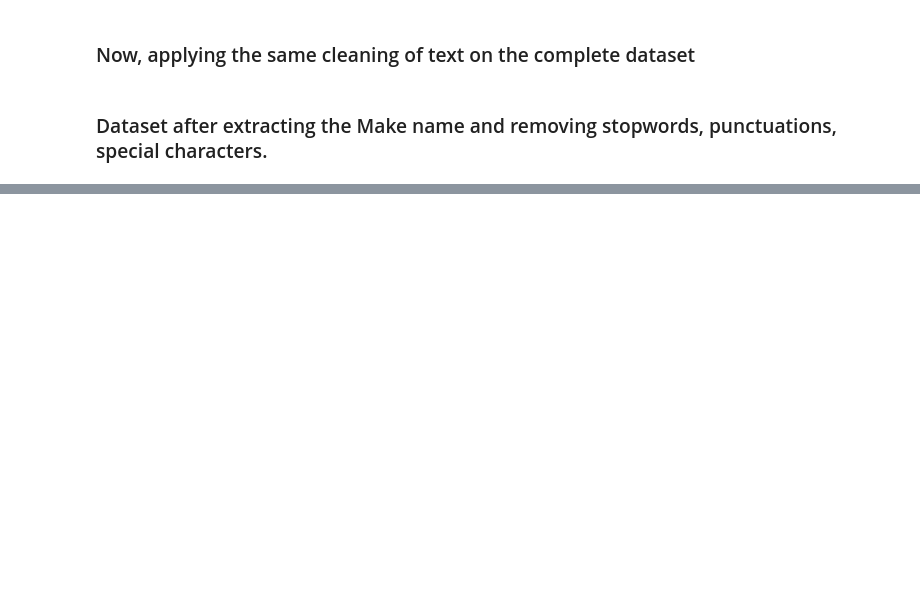
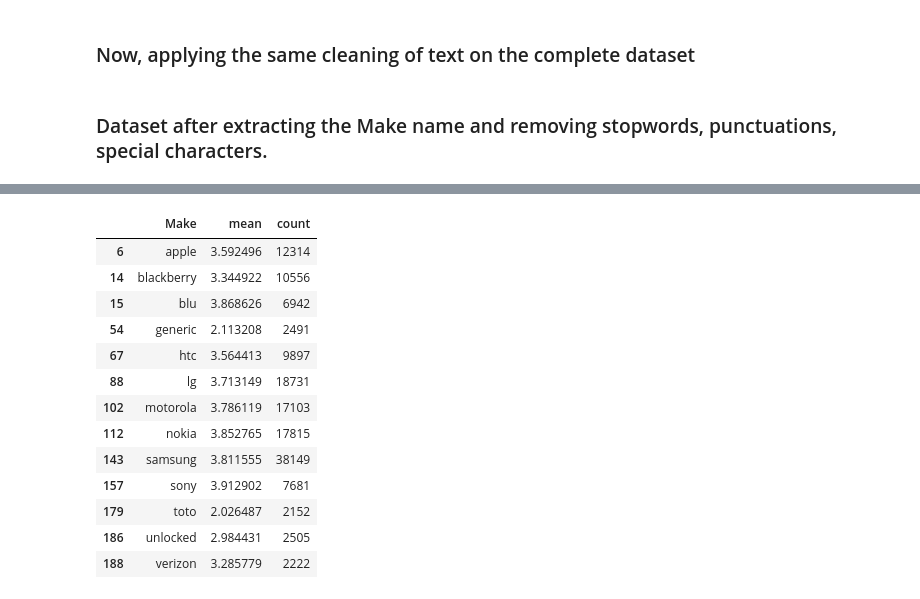
Before and after one commit to UNCG-CSE/CORPUS, a Jupyter notebook: Project_Mukund/Text Analytics on Reviews.ipynb, the cells around one changed output, grey strips where cells are left out. Cells and saved outputs as stored; diff of their text form; code cells hidden in the pictures; blank space fills up the shorter version.

```diff
--- a/Project_Mukund/Text Analytics on Reviews.ipynb
+++ b/Project_Mukund/Text Analytics on Reviews.ipynb
@@ -155,0 +167,3 @@ Full_df[200:205]
+# %%
+count  = temp.groupby(['Make'])['Overall'].count()
+mean  = temp.groupby(['Make'])['Overall'].mean()
@@ -155,0 +185,17 @@ Full_df[200:205]
+# %%
+make_cnt_avg_df.loc[(make_cnt_avg_df['count']>=2000)]
+# %% [output]
+|  | Make | mean | count |
+| 6 | apple | 3.592496 | 12314 |
+| 14 | blackberry | 3.344922 | 10556 |
+| 15 | blu | 3.868626 | 6942 |
+| 54 | generic | 2.113208 | 2491 |
+| 67 | htc | 3.564413 | 9897 |
+| 88 | lg | 3.713149 | 18731 |
+| 102 | motorola | 3.786119 | 17103 |
+| 112 | nokia | 3.852765 | 17815 |
+| 143 | samsung | 3.811555 | 38149 |
+| 157 | sony | 3.912902 | 7681 |
+| 179 | toto | 2.026487 | 2152 |
+| 186 | unlocked | 2.984431 | 2505 |
+| 188 | verizon | 3.285779 | 2222 |
```
Also changed, not shown: parts of 15 cells of this notebook.
